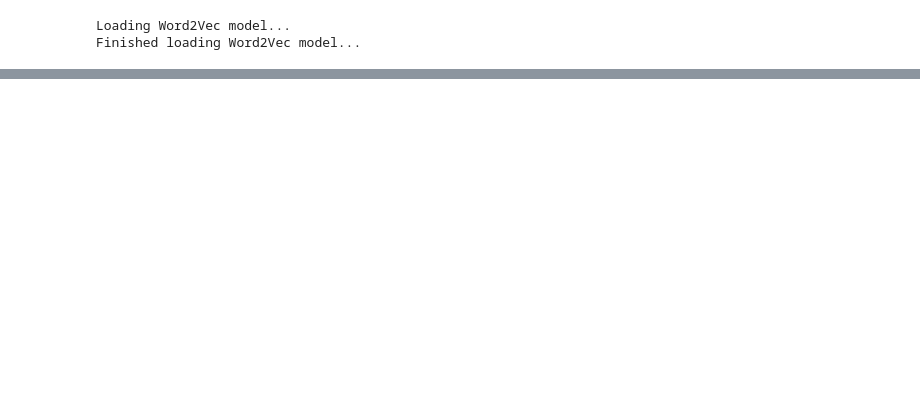
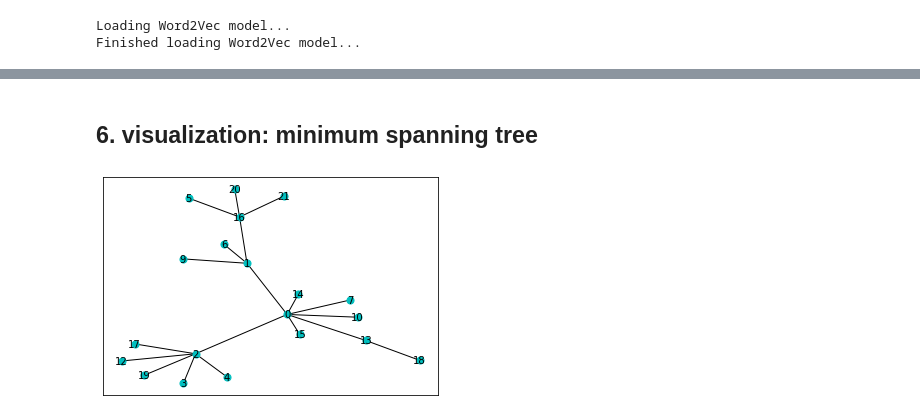
Before and after one commit to wri/policy-toolkit, a Jupyter notebook: columbia_codes/feature engineering/distance calculation + minimum spanning tree.ipynb, the cells around one changed output, grey strips where cells are left out. Cells and saved outputs as stored; diff of their text form; code cells hidden in the pictures; blank space fills up the shorter version.

```diff
--- a/columbia_codes/feature engineering/similarity calculation.ipynb
+++ b/columbia_codes/feature engineering/distance calculation + minimum spanning tree.ipynb
@@ -385,0 +397,15 @@ np.savetxt(filepath_exported+"word2vec_matrix.csv", matrix_word2vec, delimiter="
+# %%
+import numpy as np
+matrix_tfidf=np.loadtxt(open(filepath_exported+"tfidf_matrix.csv", "rb"), delimiter=",")
+# %%
+for i in range(len(matrix_tfidf)):
+    matrix_tfidf[i][i]=1
+
+for i in range(len(matrix_tfidf)):
+    for j in range(len(matrix_tfidf)):
+        if matrix_tfidf[i][j]==0:
+            matrix_tfidf[i][j]=matrix_tfidf[j][i]
+# %%
+distance_matrix=np.subtract(1,matrix_tfidf)
+# %% [markdown]
+## 6. visualization: minimum spanning tree
@@ -385,0 +416,21 @@ np.savetxt(filepath_exported+"word2vec_matrix.csv", matrix_word2vec, delimiter="
+# %%
+for i in range(len(distance_matrix)):
+    for j in range(len(distance_matrix)):
+        if distance_matrix[i][j]>0.7:
+            distance_matrix[i][j]=-1
+# %%
+def CreateGraph(matrix):
+    G = nx.Graph()
+    n=len(matrix)
+    #Adds egdes along with their weights to the graph
+    for i in range(n) :
+        for j in range(n)[i:] :
+            if matrix[i][j] > 0 :
+                G.add_edge(i, j, length = matrix[i][j])
+    return G
+
+G = CreateGraph(distance_matrix)
+T = nx.minimum_spanning_tree(G)
+nx.draw_networkx(T, node_size=50, node_color='c', font_size=10)
+# %% [output]
+[figure, added]
```
Also changed, not shown: parts of 11 cells of this notebook, 2 other files.
